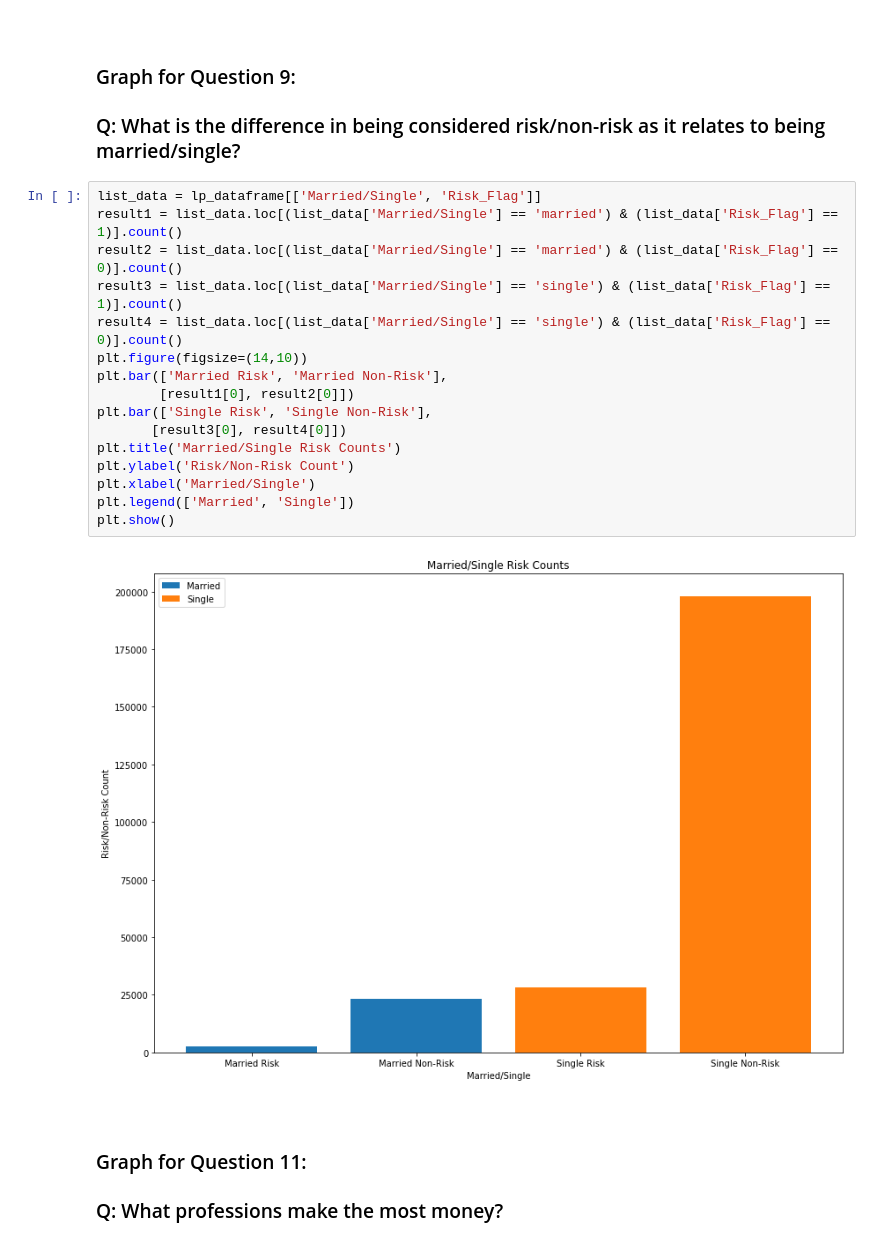
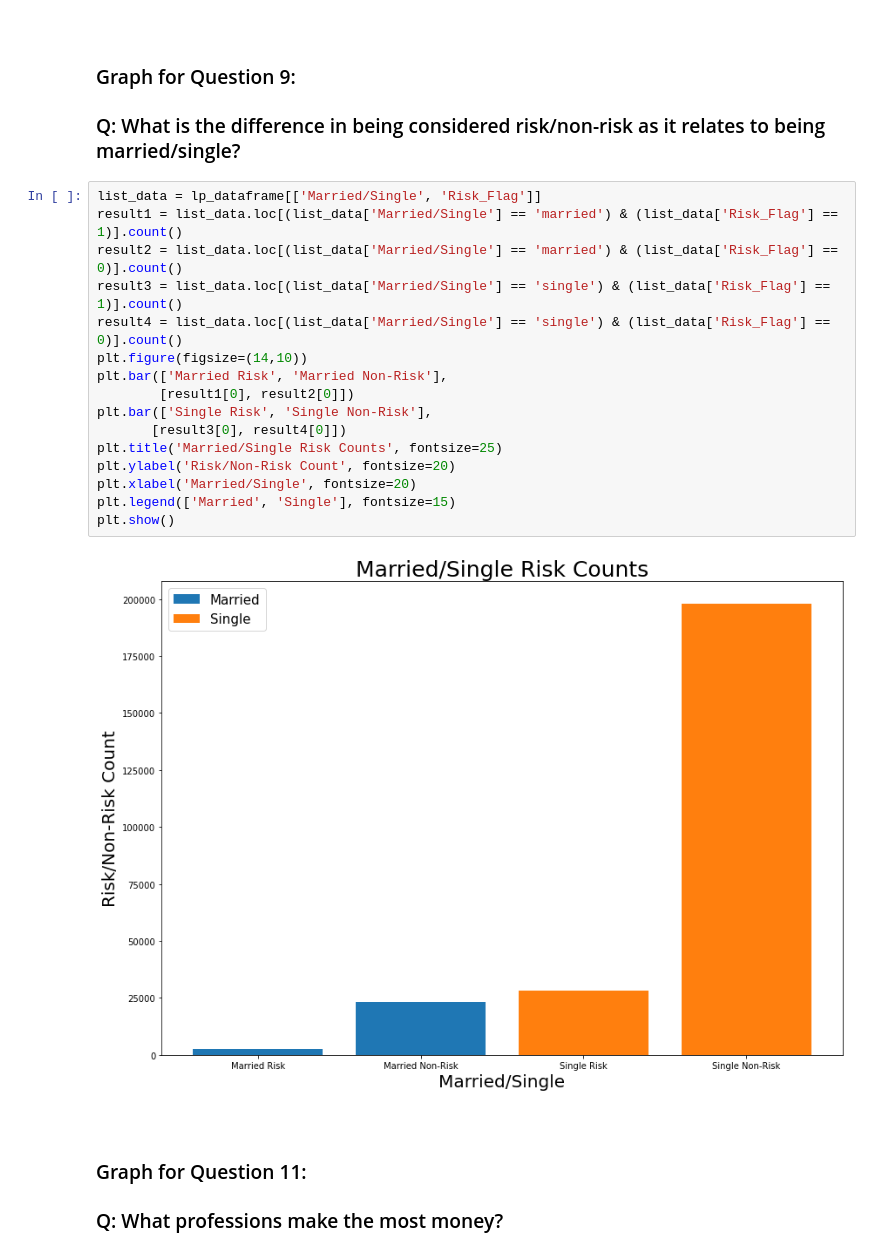
Before and after one commit to spa542/DSCI470, a Jupyter notebook: Project_1_Loan_Prediction_Dataset/Project_1_Graph_Analysis.ipynb, the cells around one changed output. Saved outputs shown, nothing was run; the diff lists cells and outputs as text.

```diff
--- a/Project_1_Loan_Prediction_Dataset/Project_1_Graph_Analysis.ipynb
+++ b/Project_1_Loan_Prediction_Dataset/Project_1_Graph_Analysis.ipynb
@@ -101,21 +101,21 @@ plt.show()
 # %%
 list_data = lp_dataframe[['Married/Single', 'Risk_Flag']]
 result1 = list_data.loc[(list_data['Married/Single'] == 'married') & (list_data['Risk_Flag'] == 1)].count()
 result2 = list_data.loc[(list_data['Married/Single'] == 'married') & (list_data['Risk_Flag'] == 0)].count()
 result3 = list_data.loc[(list_data['Married/Single'] == 'single') & (list_data['Risk_Flag'] == 1)].count()
 result4 = list_data.loc[(list_data['Married/Single'] == 'single') & (list_data['Risk_Flag'] == 0)].count()
 plt.figure(figsize=(14,10))
 plt.bar(['Married Risk', 'Married Non-Risk'],
         [result1[0], result2[0]])
 plt.bar(['Single Risk', 'Single Non-Risk'],
        [result3[0], result4[0]])
-plt.title('Married/Single Risk Counts')
-plt.ylabel('Risk/Non-Risk Count')
-plt.xlabel('Married/Single')
-plt.legend(['Married', 'Single'])
+plt.title('Married/Single Risk Counts', fontsize=25)
+plt.ylabel('Risk/Non-Risk Count', fontsize=20)
+plt.xlabel('Married/Single', fontsize=20)
+plt.legend(['Married', 'Single'], fontsize=15)
 plt.show()
 # %% [output]
-[figure, old version]
+[figure, new version]
 # %% [markdown]
 <br></br>
 ### Graph for Question 11:
```
Also changed, not shown: parts of 3 cells of this notebook, 4 other files.
